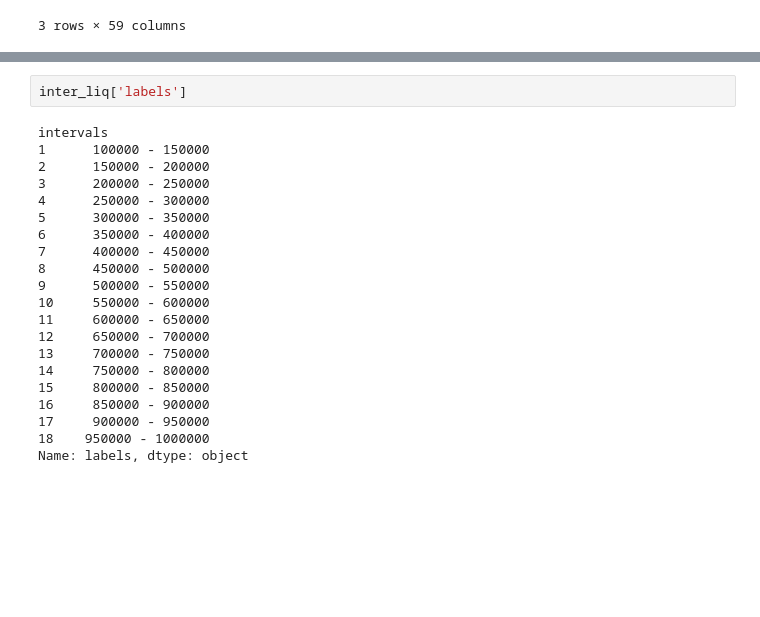
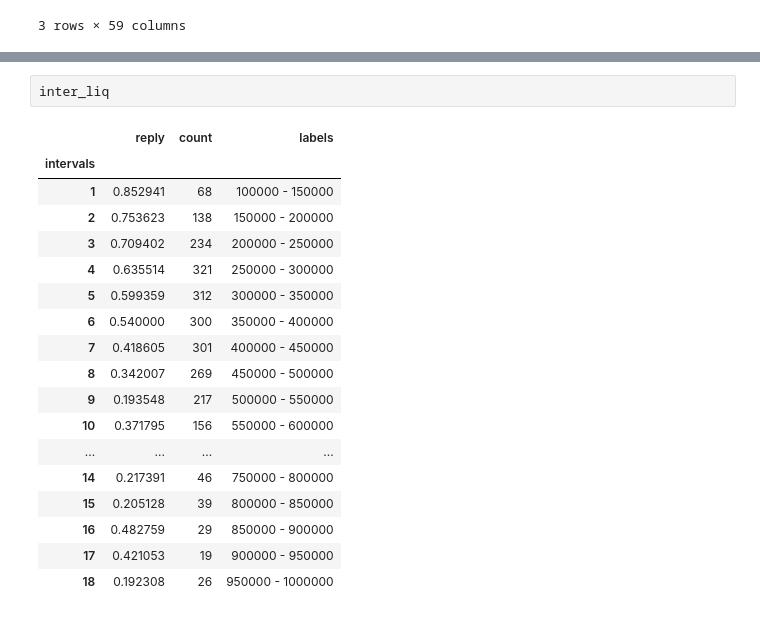
Before and after one commit to agnieszkajaniak/olx, a Jupyter notebook: Zadanie rekrutacyjne Otodom Product Analyst.ipynb, the cells around one changed output, grey strips where cells are left out. Cells and saved outputs as stored; diff of their text form; blank space fills up the shorter version.

```diff
--- a/Zadanie rekrutacyjne Otodom Product Analyst.ipynb
+++ b/Zadanie rekrutacyjne Otodom Product Analyst.ipynb
@@ -588,23 +596,21 @@ Name: count, dtype: int64
 # %%
-inter_liq['labels']
+inter_liq
 # %% [output]
-intervals
-1      100000 - 150000
-2      150000 - 200000
-3      200000 - 250000
-4      250000 - 300000
-5      300000 - 350000
-6      350000 - 400000
-7      400000 - 450000
-8      450000 - 500000
-9      500000 - 550000
-10     550000 - 600000
-11     600000 - 650000
-12     650000 - 700000
-13     700000 - 750000
-14     750000 - 800000
-15     800000 - 850000
-16     850000 - 900000
-17     900000 - 950000
-18    950000 - 1000000
-Name: labels, dtype: object
+|  | reply | count | labels |
+| intervals |  |  |  |
+| 1 | 0.852941 | 68 | 100000 - 150000 |
+| 2 | 0.753623 | 138 | 150000 - 200000 |
+| 3 | 0.709402 | 234 | 200000 - 250000 |
+| 4 | 0.635514 | 321 | 250000 - 300000 |
+| 5 | 0.599359 | 312 | 300000 - 350000 |
+| 6 | 0.540000 | 300 | 350000 - 400000 |
+| 7 | 0.418605 | 301 | 400000 - 450000 |
+| 8 | 0.342007 | 269 | 450000 - 500000 |
+| 9 | 0.193548 | 217 | 500000 - 550000 |
+| 10 | 0.371795 | 156 | 550000 - 600000 |
+| ... | ... | ... | ... |
+| 14 | 0.217391 | 46 | 750000 - 800000 |
+| 15 | 0.205128 | 39 | 800000 - 850000 |
+| 16 | 0.482759 | 29 | 850000 - 900000 |
+| 17 | 0.421053 | 19 | 900000 - 950000 |
+| 18 | 0.192308 | 26 | 950000 - 1000000 |
```
Also changed, not shown: parts of 28 cells of this notebook, 4 other files.
